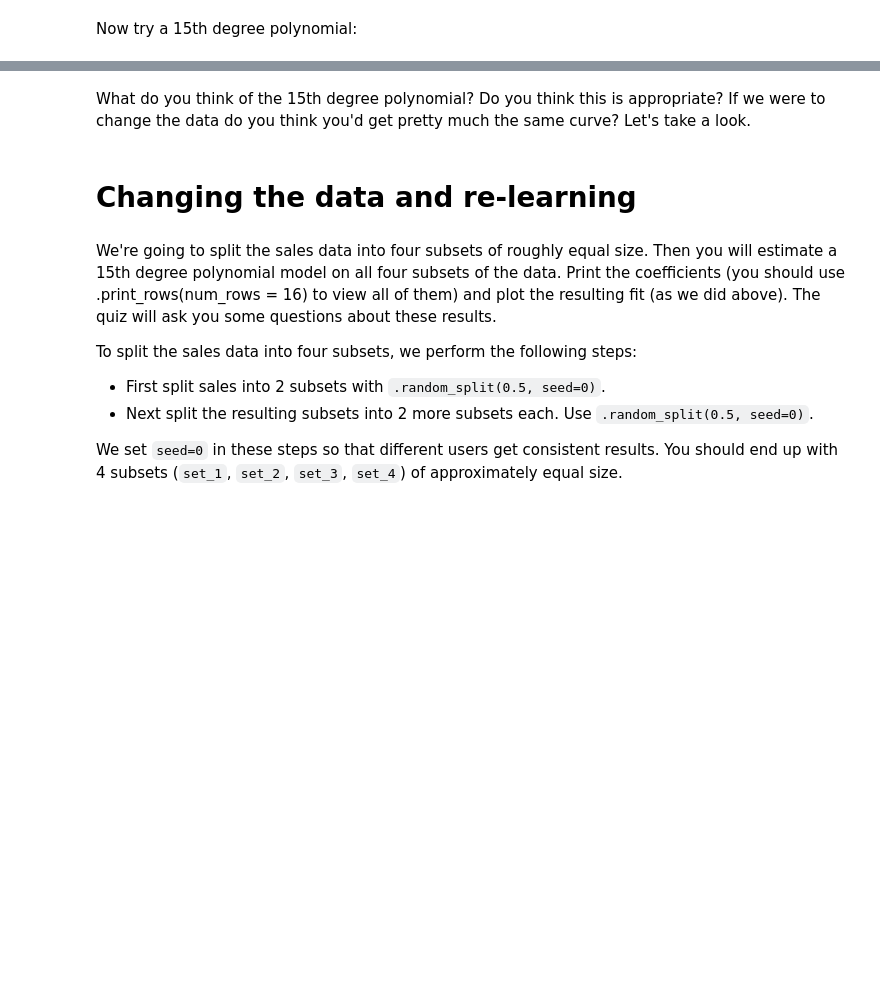
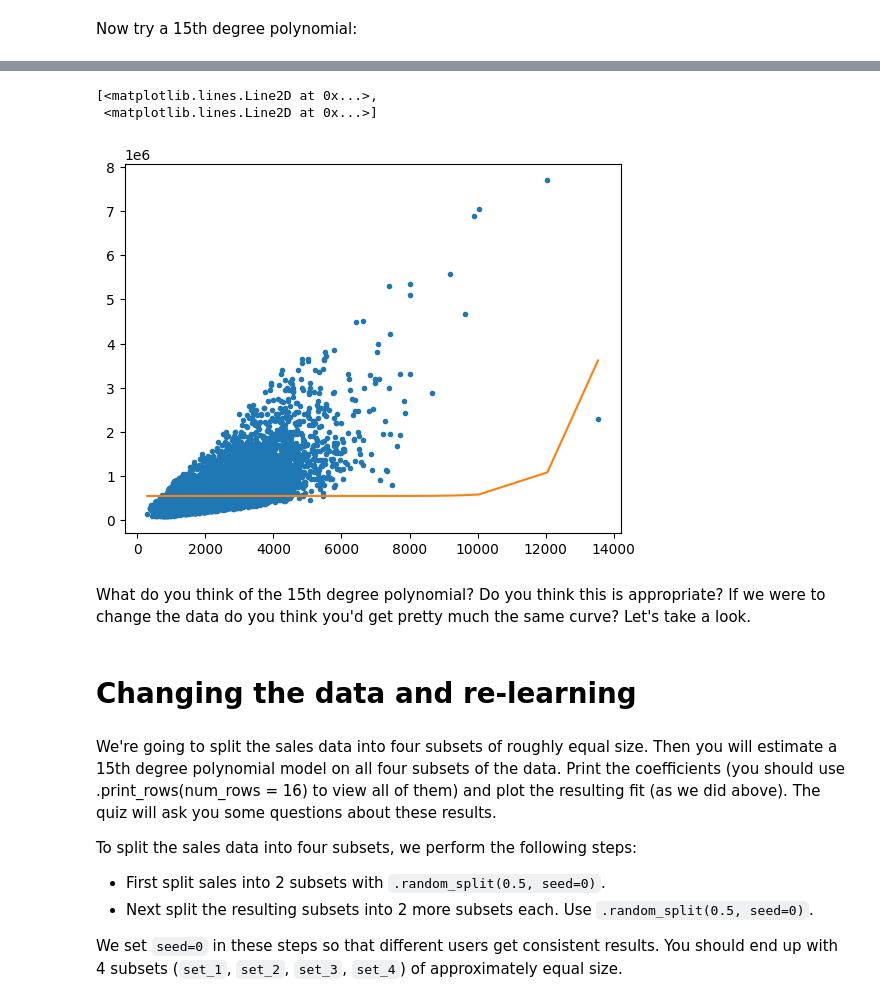
Before and after one commit to cd155/Machine-Learning-Regression, a Jupyter notebook: Module 4/REG03-NB01.ipynb, the cells around one changed output, grey strips where cells are left out. Drawn from its saved outputs; the diff is of its cells as text; code cells hidden in the pictures; blank space fills up the shorter version.

```diff
--- a/Module 4/REG03-NB01.ipynb
+++ b/Module 4/REG03-NB01.ipynb
@@ -163,2 +226,8 @@ The resulting model looks like half a parabola. Try on your own to see what the
 # %% [markdown]
 Now try a 15th degree polynomial:
+# %%
+poly15_data = polynomial_dataframe(sales['sqft_living'], 15)
+poly15_data['price'] = sales['price'] # add price to the data since it's the target
+model14 = LinearRegression().fit(poly15_data[['power_15']], poly15_data['price'])
+
+poly15_data
@@ -165,3 +248,10 @@ Now try a 15th degree polynomial:
+# %%
+plt.plot(poly15_data['power_1'],poly15_data['price'],'.',
+         poly15_data['power_1'], model14.predict(poly15_data[['power_15']]),'-')
+# %% [output]
+[<matplotlib.lines.Line2D at 0x...>,
+ <matplotlib.lines.Line2D at 0x...>]
+[figure, added]
 # %% [markdown]
 What do you think of the 15th degree polynomial? Do you think this is appropriate? If we were to change the data do you think you'd get pretty much the same curve? Let's take a look.
 # %% [markdown]
```
Also changed, not shown: parts of 7 cells of this notebook.
